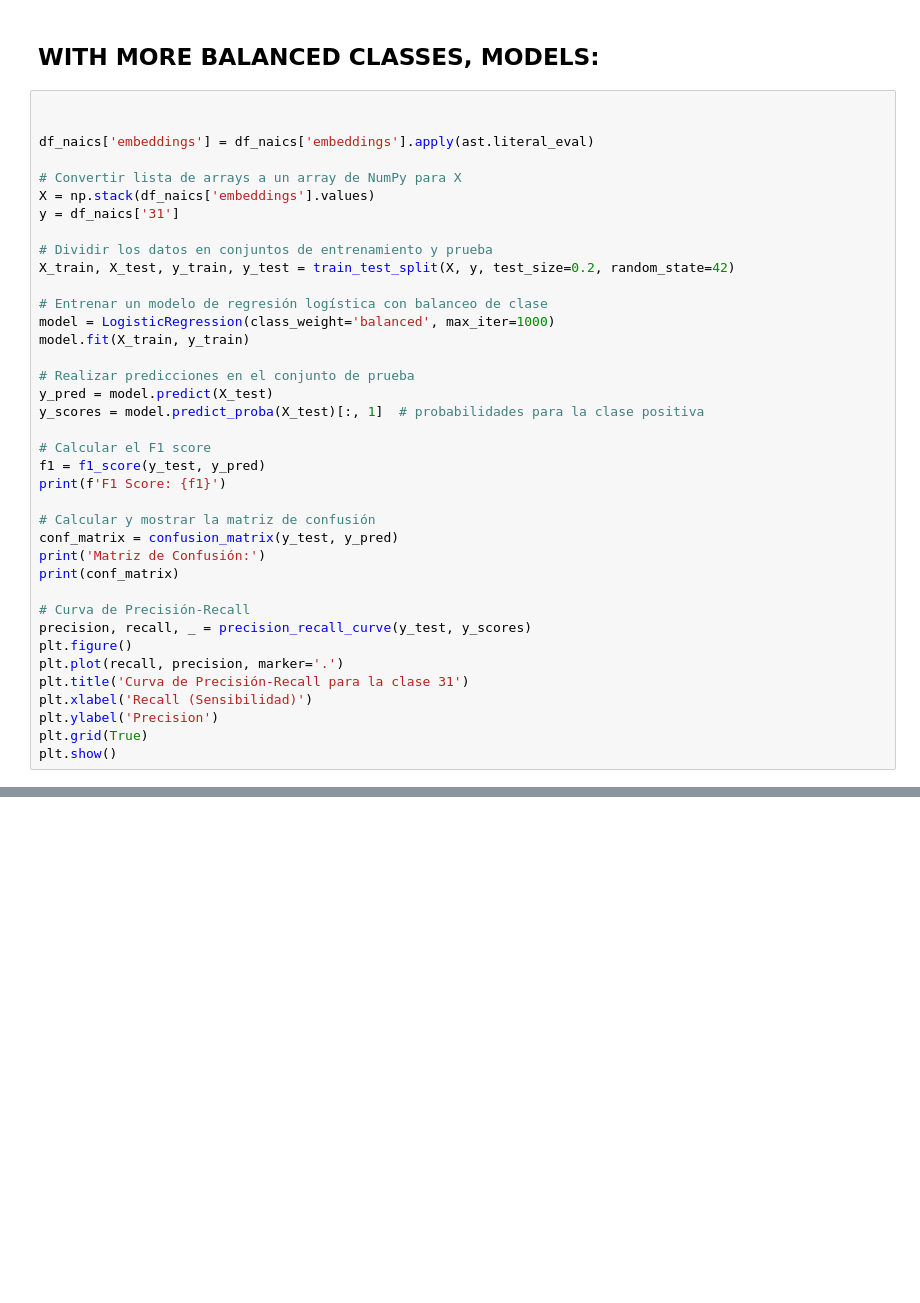
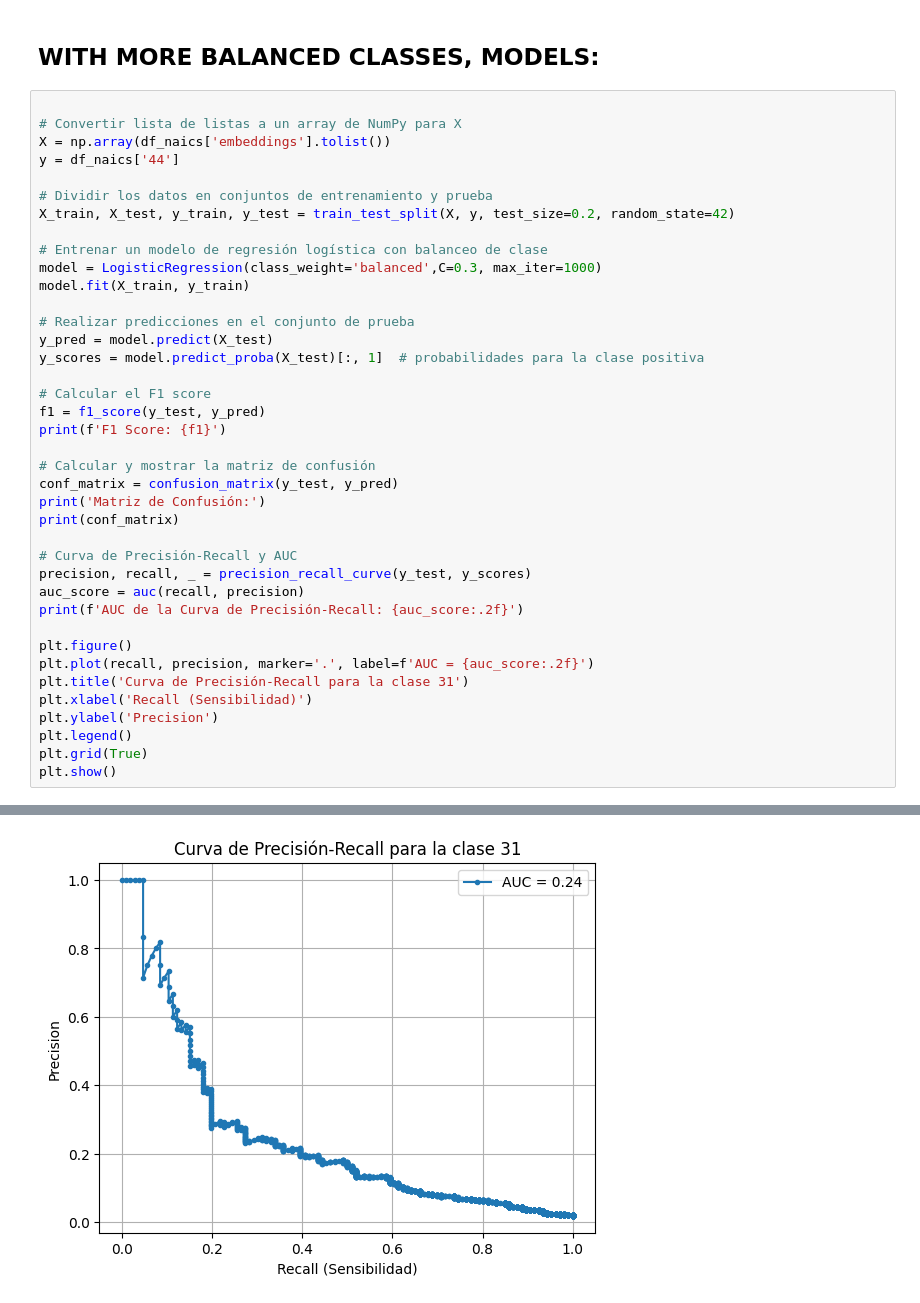
Before and after one commit to Zrive/zrive-ds-1q24-industry-classification, a Jupyter notebook: notebooks/classification_binarized.ipynb, the cells around one changed output, grey strips where cells are left out. Drawn from its saved outputs; the diff is of its cells as text; blank space fills up the shorter version.

```diff
--- a/notebooks/classification_binarized.ipynb
+++ b/notebooks/classification_binarized.ipynb
@@ -259,18 +282,15 @@ La clase en la posición media del ranking es: 31
 ## WITH MORE BALANCED CLASSES, MODELS:
 # %%
 
-
-df_naics['embeddings'] = df_naics['embeddings'].apply(ast.literal_eval)
-
-# Convertir lista de arrays a un array de NumPy para X
-X = np.stack(df_naics['embeddings'].values)
-y = df_naics['31']
+# Convertir lista de listas a un array de NumPy para X
+X = np.array(df_naics['embeddings'].tolist())
+y = df_naics['44']
 
 # Dividir los datos en conjuntos de entrenamiento y prueba
 X_train, X_test, y_train, y_test = train_test_split(X, y, test_size=0.2, random_state=42)
 
 # Entrenar un modelo de regresión logística con balanceo de clase
-model = LogisticRegression(class_weight='balanced', max_iter=1000)
+model = LogisticRegression(class_weight='balanced',C=0.3, max_iter=1000)
 model.fit(X_train, y_train)
 
 # Realizar predicciones en el conjunto de prueba
@@ -286,12 +306,17 @@ conf_matrix = confusion_matrix(y_test, y_pred)
 print('Matriz de Confusión:')
 print(conf_matrix)
 
-# Curva de Precisión-Recall
+# Curva de Precisión-Recall y AUC
 precision, recall, _ = precision_recall_curve(y_test, y_scores)
+auc_score = auc(recall, precision)
+print(f'AUC de la Curva de Precisión-Recall: {auc_score:.2f}')
+
 plt.figure()
-plt.plot(recall, precision, marker='.')
+plt.plot(recall, precision, marker='.', label=f'AUC = {auc_score:.2f}')
 plt.title('Curva de Precisión-Recall para la clase 31')
 plt.xlabel('Recall (Sensibilidad)')
 plt.ylabel('Precision')
+plt.legend()
 plt.grid(True)
 plt.show()
+# %% [output]
@@ -297,0 +328 @@ plt.show()
+[figure, added]
```
Also changed, not shown: parts of 6 cells of this notebook.
